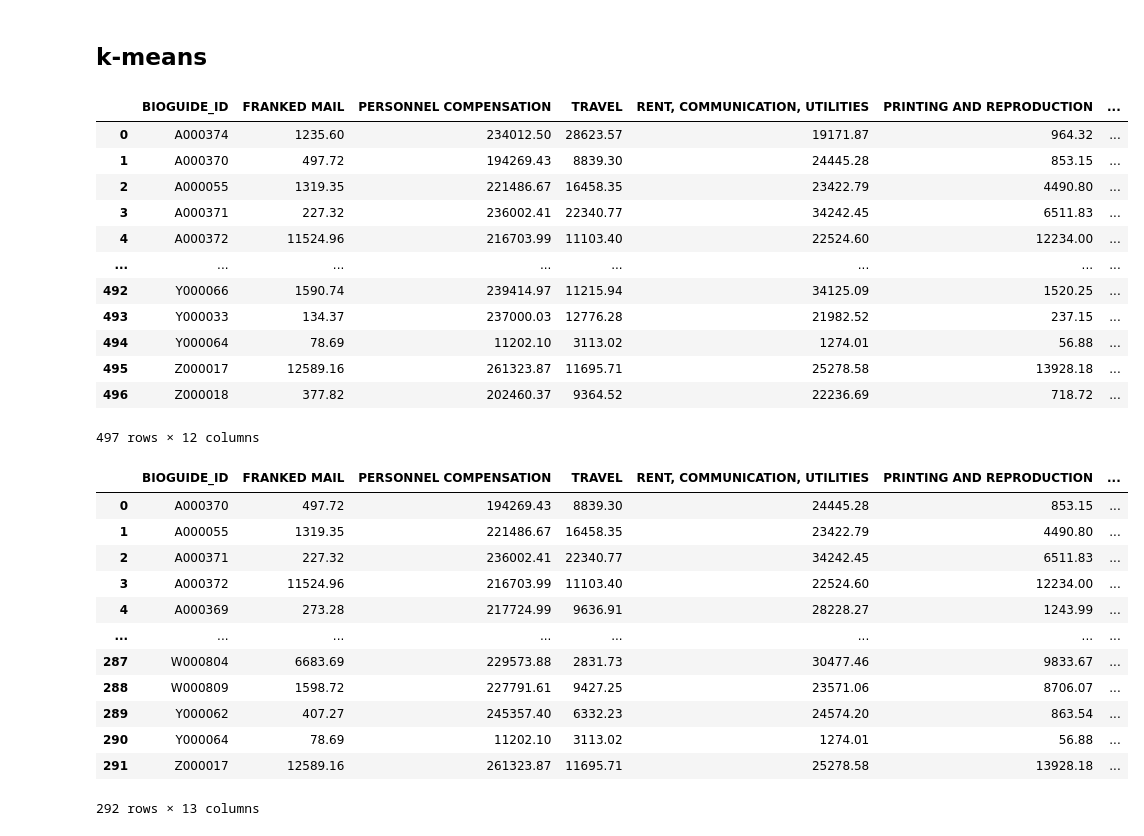
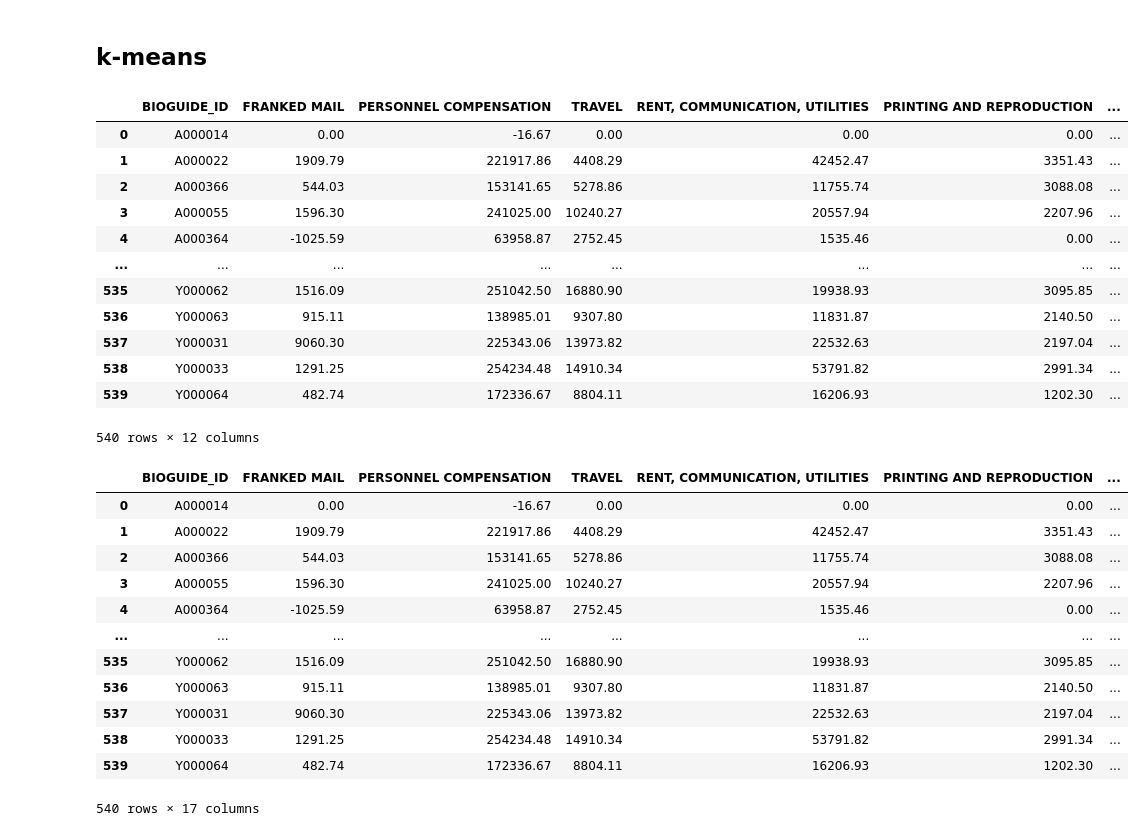
Before and after one commit to AndrewTrackim/cmsc320-final, a Jupyter notebook: final_tutorial.ipynb, the cells around one changed output. Cells and saved outputs as stored; diff of their text form; code cells hidden in the pictures.

```diff
--- a/final_tutorial.ipynb
+++ b/final_tutorial.ipynb
@@ -18,7 +18,7 @@ frames = []
 
 
 #automate the dataframes from 2010 to 2017
-for i in range(2016, 2018):
+for i in range(2010, 2018):
     for j in range(1, 5):
         df = pd.read_csv('https://github.com/AndrewTrackim/cmsc320-final/raw/master/house-expenditure/' + str(i) + 'Q' + str(j) +'-house-disburse-detail.csv', thousands=',')
         df.dropna(subset = ['BIOGUIDE_ID'], inplace=True)
@@ -148,20 +150,21 @@ members
 # %%
-import requests
 import datetime
-
-r = requests.get('https://theunitedstates.io/congress-legislators/legislators-current.json')
-json_data = r.json()
 
 term_data = []
 column_names = ['BIOGUIDE_ID','TERMS']
-for json_el in json_data:
-    number_of_terms = 0
-    for term in json_el['terms']:
-        start_date = datetime.datetime.strptime(term['start'], '%Y/%m/%d')
-        # Make sure we are not looking at terms served after the period we are analysing
-        if start_date.year < 2018:
-            number_of_terms += 1
-    term_data.append([json_el['id']['bioguide'], len(json_el['terms'])])
+
+for url in ['https://theunitedstates.io/congress-legislators/legislators-current.json','https://theunitedstates.io/congress-legislators/legislators-historical.json']:
+    r = requests.get(url)
+    json_data = r.json()
+
+    for json_el in json_data:
+        number_of_terms = 0
+        for term in json_el['terms']:
+            start_date = datetime.datetime.strptime(term['start'], '%Y-%m-%d')
+            # Make sure we are not looking at terms served after the period we are analysing
+            if start_date.year < 2018:
+                number_of_terms += 1
+        term_data.append([json_el['id']['bioguide'], len(json_el['terms'])])
 
 us_io_data = pd.DataFrame(term_data, columns=column_names)
 us_io_data
@@ -208,37 +211,37 @@ quarter_spending_df
 # spending_per_candidate.to_csv('spending_per_candidate_' + quarter + '.csv')
 # %% [output]
 |  | BIOGUIDE_ID | FRANKED MAIL | PERSONNEL COMPENSATION | TRAVEL | RENT, COMMUNICATION, UTILITIES | PRINTING AND REPRODUCTION | ... |
-| 0 | A000374 | 1235.60 | 234012.50 | 28623.57 | 19171.87 | 964.32 | ... |
-| 1 | A000370 | 497.72 | 194269.43 | 8839.30 | 24445.28 | 853.15 | ... |
-| 2 | A000055 | 1319.35 | 221486.67 | 16458.35 | 23422.79 | 4490.80 | ... |
-| 3 | A000371 | 227.32 | 236002.41 | 22340.77 | 34242.45 | 6511.83 | ... |
-| 4 | A000372 | 11524.96 | 216703.99 | 11103.40 | 22524.60 | 12234.00 | ... |
+| 0 | A000014 | 0.00 | -16.67 | 0.00 | 0.00 | 0.00 | ... |
+| 1 | A000022 | 1909.79 | 221917.86 | 4408.29 | 42452.47 | 3351.43 | ... |
+| 2 | A000366 | 544.03 | 153141.65 | 5278.86 | 11755.74 | 3088.08 | ... |
+| 3 | A000055 | 1596.30 | 241025.00 | 10240.27 | 20557.94 | 2207.96 | ... |
+| 4 | A000364 | -1025.59 | 63958.87 | 2752.45 | 1535.46 | 0.00 | ... |
 | ... | ... | ... | ... | ... | ... | ... | ... |
-| 492 | Y000066 | 1590.74 | 239414.97 | 11215.94 | 34125.09 | 1520.25 | ... |
-| 493 | Y000033 | 134.37 | 237000.03 | 12776.28 | 21982.52 | 237.15 | ... |
-| 494 | Y000064 | 78.69 | 11202.10 | 3113.02 | 1274.01 | 56.88 | ... |
-| 495 | Z000017 | 12589.16 | 261323.87 | 11695.71 | 25278.58 | 13928.18 | ... |
-| 496 | Z000018 | 377.82 | 202460.37 | 9364.52 | 22236.69 | 718.72 | ... |
+| 535 | Y000062 | 1516.09 | 251042.50 | 16880.90 | 19938.93 | 3095.85 | ... |
+| 536 | Y000063 | 915.11 | 138985.01 | 9307.80 | 11831.87 | 2140.50 | ... |
+| 537 | Y000031 | 9060.30 | 225343.06 | 13973.82 | 22532.63 | 2197.04 | ... |
+| 538 | Y000033 | 1291.25 | 254234.48 | 14910.34 | 53791.82 | 2991.34 | ... |
+| 539 | Y000064 | 482.74 | 172336.67 | 8804.11 | 16206.93 | 1202.30 | ... |
-497 rows × 12 columns
+540 rows × 12 columns
 # %%
 # Left join the spending data with the candidate data
 spending_member_info = quarter_spending_df.merge(members, on="BIOGUIDE_ID")
-spending_member_info = quarter_spending_df.merge(us_io_data, on="BIOGUIDE_ID")
+spending_member_info = spending_member_info.merge(us_io_data, on="BIOGUIDE_ID")
 spending_member_info
 # %% [output]
 |  | BIOGUIDE_ID | FRANKED MAIL | PERSONNEL COMPENSATION | TRAVEL | RENT, COMMUNICATION, UTILITIES | PRINTING AND REPRODUCTION | ... |
-| 0 | A000370 | 497.72 | 194269.43 | 8839.30 | 24445.28 | 853.15 | ... |
-| 1 | A000055 | 1319.35 | 221486.67 | 16458.35 | 23422.79 | 4490.80 | ... |
-| 2 | A000371 | 227.32 | 236002.41 | 22340.77 | 34242.45 | 6511.83 | ... |
-| 3 | A000372 | 11524.96 | 216703.99 | 11103.40 | 22524.60 | 12234.00 | ... |
-| 4 | A000369 | 273.28 | 217724.99 | 9636.91 | 28228.27 | 1243.99 | ... |
+| 0 | A000014 | 0.00 | -16.67 | 0.00 | 0.00 | 0.00 | ... |
+| 1 | A000022 | 1909.79 | 221917.86 | 4408.29 | 42452.47 | 3351.43 | ... |
+| 2 | A000366 | 544.03 | 153141.65 | 5278.86 | 11755.74 | 3088.08 | ... |
+| 3 | A000055 | 1596.30 | 241025.00 | 10240.27 | 20557.94 | 2207.96 | ... |
+| 4 | A000364 | -1025.59 | 63958.87 | 2752.45 | 1535.46 | 0.00 | ... |
 | ... | ... | ... | ... | ... | ... | ... | ... |
-| 287 | W000804 | 6683.69 | 229573.88 | 2831.73 | 30477.46 | 9833.67 | ... |
-| 288 | W000809 | 1598.72 | 227791.61 | 9427.25 | 23571.06 | 8706.07 | ... |
-| 289 | Y000062 | 407.27 | 245357.40 | 6332.23 | 24574.20 | 863.54 | ... |
-| 290 | Y000064 | 78.69 | 11202.10 | 3113.02 | 1274.01 | 56.88 | ... |
-| 291 | Z000017 | 12589.16 | 261323.87 | 11695.71 | 25278.58 | 13928.18 | ... |
+| 535 | Y000062 | 1516.09 | 251042.50 | 16880.90 | 19938.93 | 3095.85 | ... |
+| 536 | Y000063 | 915.11 | 138985.01 | 9307.80 | 11831.87 | 2140.50 | ... |
+| 537 | Y000031 | 9060.30 | 225343.06 | 13973.82 | 22532.63 | 2197.04 | ... |
+| 538 | Y000033 | 1291.25 | 254234.48 | 14910.34 | 53791.82 | 2991.34 | ... |
+| 539 | Y000064 | 482.74 | 172336.67 | 8804.11 | 16206.93 | 1202.30 | ... |
-292 rows × 13 columns
+540 rows × 17 columns
 # %%
 from sklearn.cluster import KMeans
 from sklearn.model_selection import train_test_split
```
Also changed, not shown: parts of 50 cells of this notebook.
